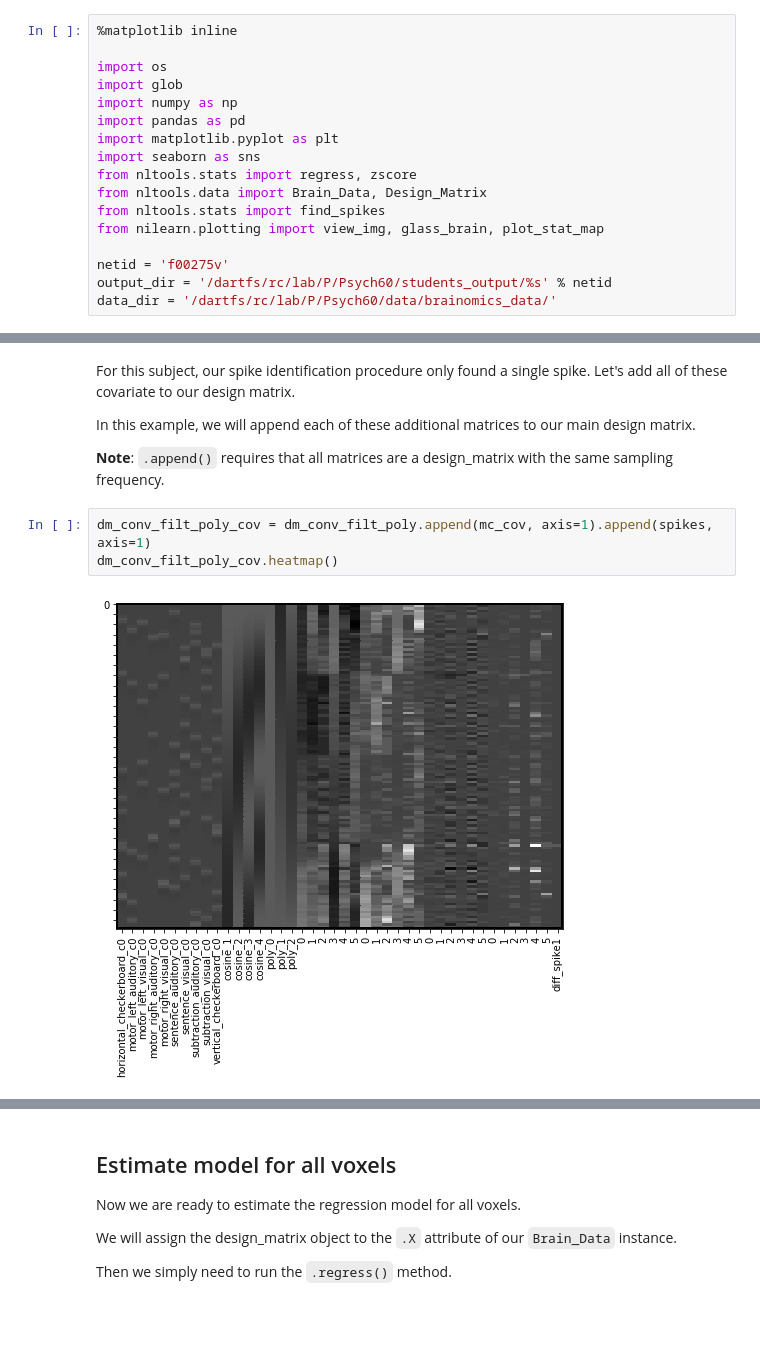
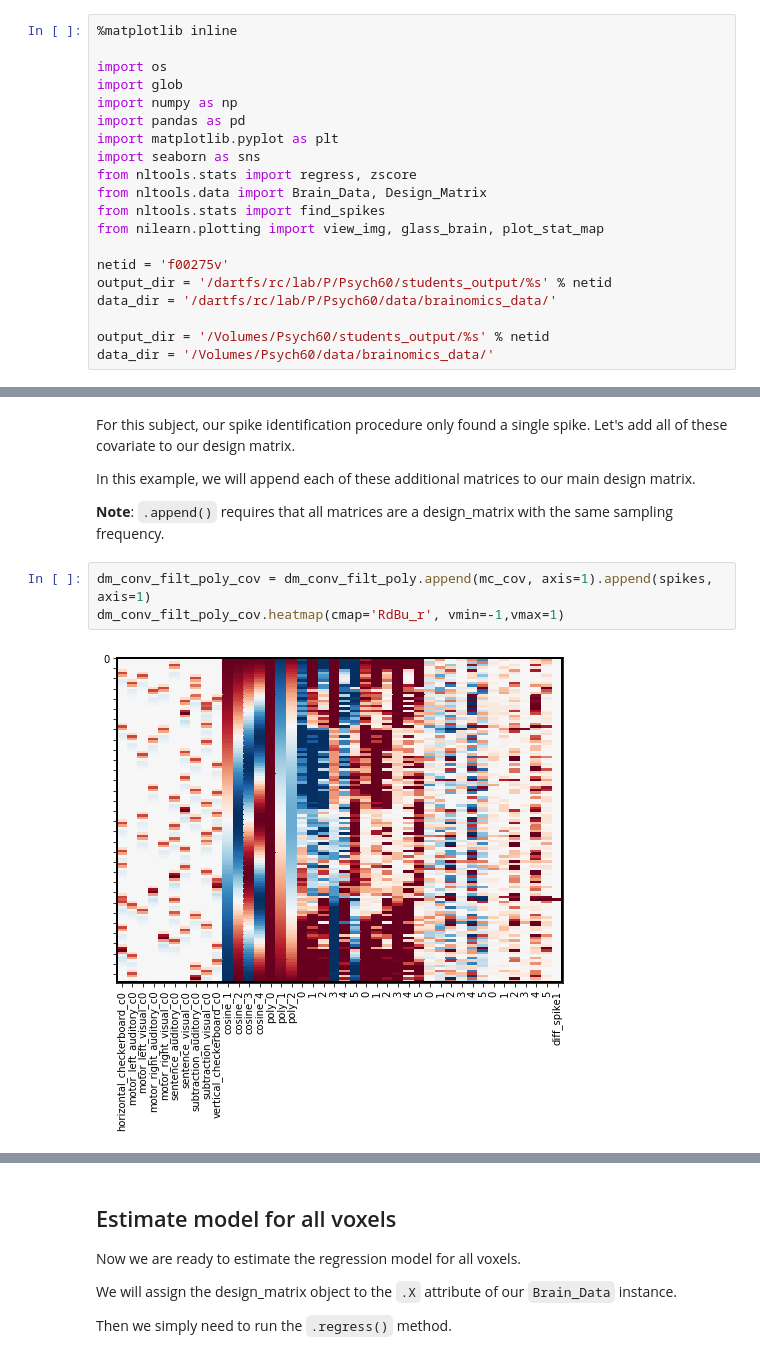
Before and after one commit to ljchang/dartbrains, a Jupyter notebook: content/features/notebooks/10_GLM_Single_Subject_Model.ipynb, the cells around one changed output, grey strips where cells are left out. Saved outputs shown, nothing was run; the diff lists cells and outputs as text; blank space fills up the shorter version.

```diff
--- a/content/features/notebooks/10_GLM_Single_Subject_Model.ipynb
+++ b/content/features/notebooks/10_GLM_Single_Subject_Model.ipynb
@@ -24,6 +31,9 @@ from nilearn.plotting import view_img, glass_brain, plot_stat_map
 netid = 'f00275v'
 output_dir = '/dartfs/rc/lab/P/Psych60/students_output/%s' % netid
 data_dir = '/dartfs/rc/lab/P/Psych60/data/brainomics_data/'
+
+output_dir = '/Volumes/Psych60/students_output/%s' % netid
+data_dir = '/Volumes/Psych60/data/brainomics_data/'
 # %% [markdown]
 To build the design matrix, we will be using the Design_Matrix class from the nltools toolbox.  First, we use pandas to load the text file that contains the onset and duration for each condition of the task. Rows reflect measurements in time sampled at 1/tr cycles per second. Columns reflect distinct conditions. Conditions are either on or off. We then cast this Pandas DataFrame as a Design_Matrix object. Be sure to specify the sampling frequency, which is $\frac{1}{tr}$.
 # %%
@@ -251,6 +266,6 @@ In this example, we will append each of these additional matrices to our main de
 **Note**: `.append()` requires that all matrices are a design_matrix with the same sampling frequency.
 # %%
 dm_conv_filt_poly_cov = dm_conv_filt_poly.append(mc_cov, axis=1).append(spikes, axis=1)
-dm_conv_filt_poly_cov.heatmap()
+dm_conv_filt_poly_cov.heatmap(cmap='RdBu_r', vmin=-1,vmax=1)
 # %% [output]
-[figure, old version]
+[figure, new version]
```
Also changed, not shown: parts of 4 cells of this notebook, 14 other files.
